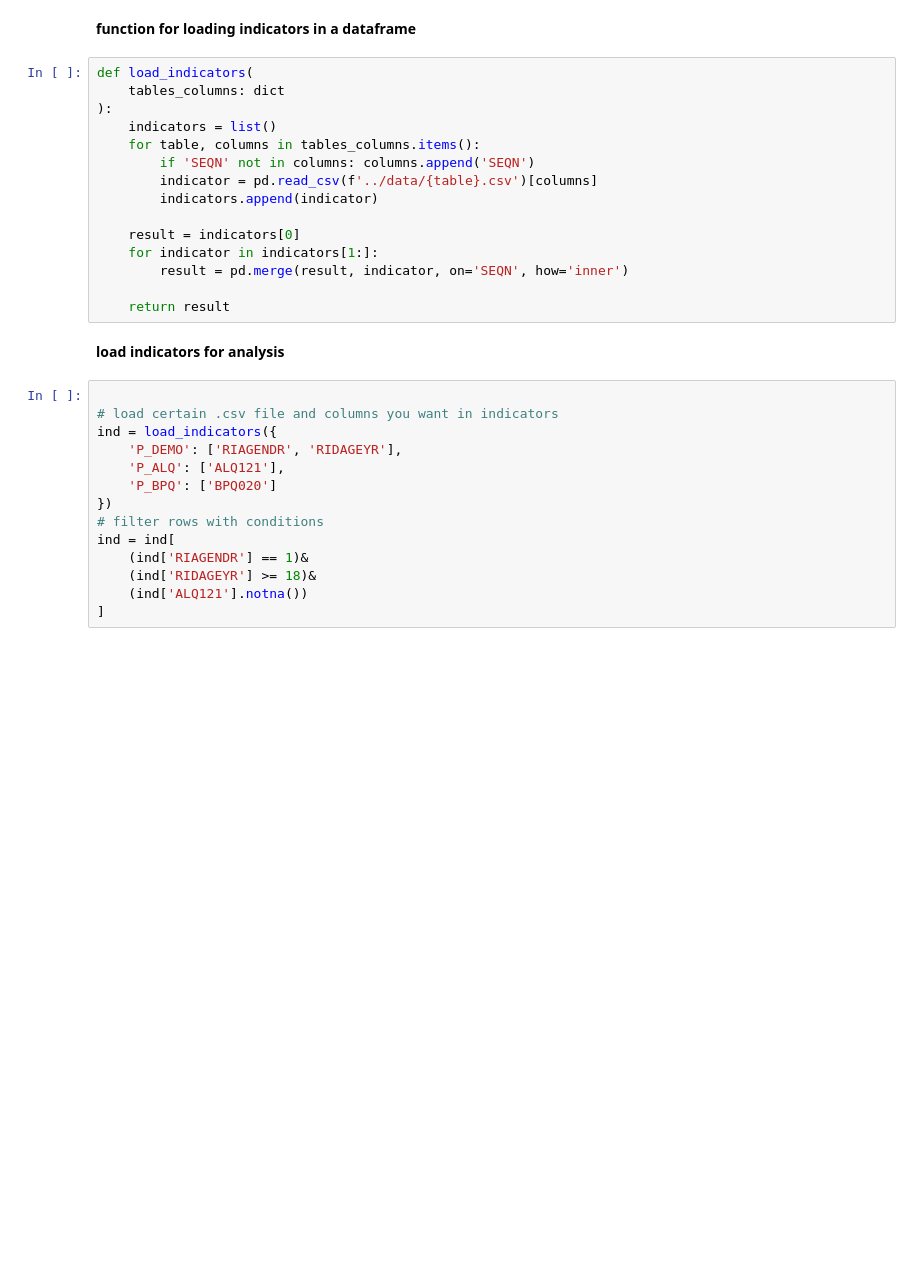
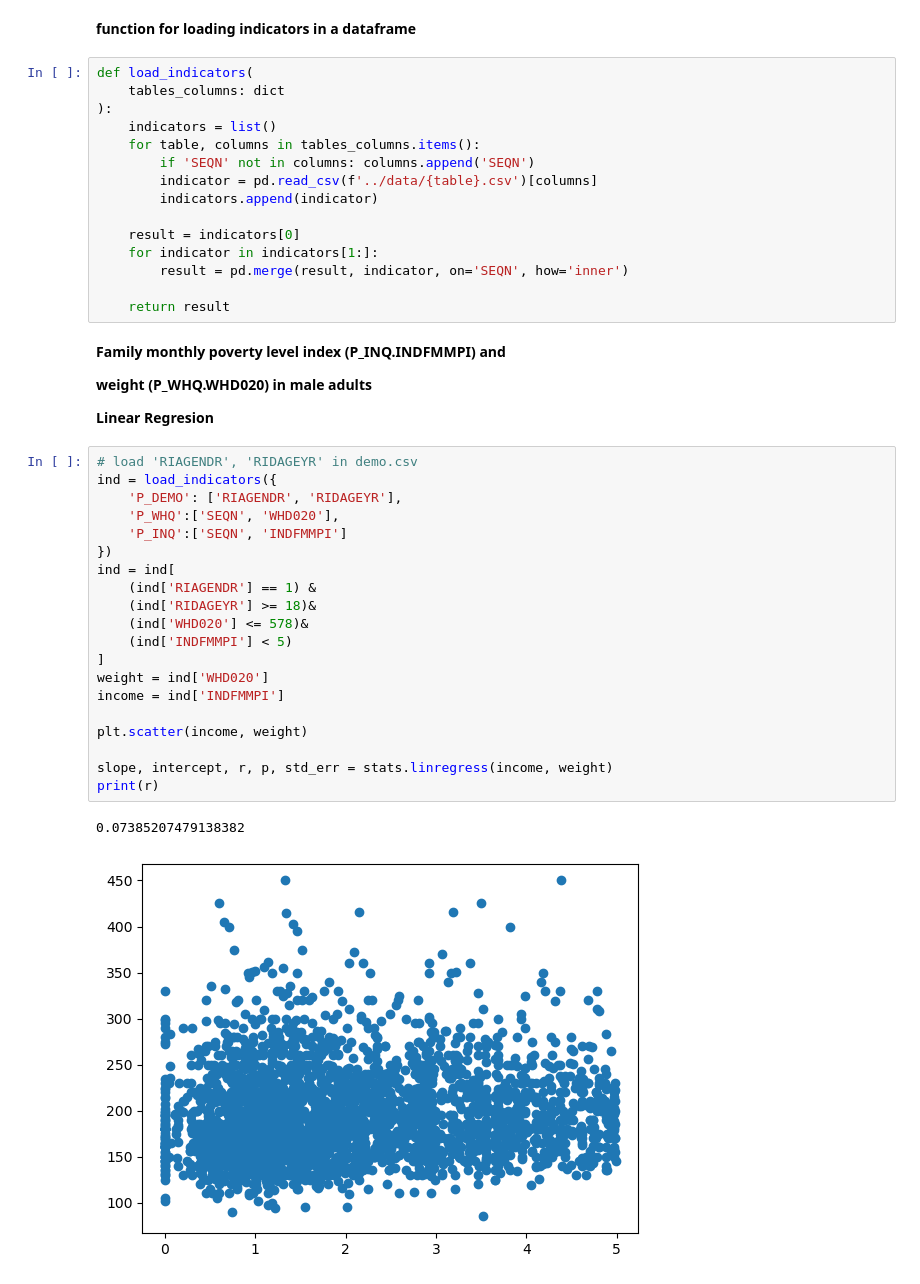
Before and after one commit to yujezhang/NHANES-2017-2020, a Jupyter notebook: analysis/analysis.ipynb, the cells around one changed output. Drawn from its saved outputs; the diff is of its cells as text; blank space fills up the shorter version.

```diff
--- a/analysis/analysis.ipynb
+++ b/analysis/analysis.ipynb
@@ -22,19 +22,32 @@ def load_indicators(
         result = pd.merge(result, indicator, on='SEQN', how='inner')
 
     return result
-# %% [markdown]
-**load indicators for analysis**
-# %%
-
-# load certain .csv file and columns you want in indicators
-ind = load_indicators({
-    'P_DEMO': ['RIAGENDR', 'RIDAGEYR'],
-    'P_ALQ': ['ALQ121'],
-    'P_BPQ': ['BPQ020']
-})
-# filter rows with conditions
-ind = ind[
-    (ind['RIAGENDR'] == 1)&
-    (ind['RIDAGEYR'] >= 18)&
-    (ind['ALQ121'].notna())
-]
+# %% [markdown]
+**Family monthly poverty level index (P_INQ.INDFMMPI) and**
+
+**weight (P_WHQ.WHD020) in male adults**
+
+**Linear Regresion**
+# %%
+# load 'RIAGENDR', 'RIDAGEYR' in demo.csv
+ind = load_indicators({
+    'P_DEMO': ['RIAGENDR', 'RIDAGEYR'],
+    'P_WHQ':['SEQN', 'WHD020'],
+    'P_INQ':['SEQN', 'INDFMMPI']
+})
+ind = ind[
+    (ind['RIAGENDR'] == 1) &
+    (ind['RIDAGEYR'] >= 18)&
+    (ind['WHD020'] <= 578)&
+    (ind['INDFMMPI'] < 5)
+]
+weight = ind['WHD020']
+income = ind['INDFMMPI']
+
+plt.scatter(income, weight)
+
+slope, intercept, r, p, std_err = stats.linregress(income, weight)
+print(r)
+# %% [output]
+0.07385207479138382
+[figure, added]
```
Also changed, not shown: parts of 2 cells of this notebook.
